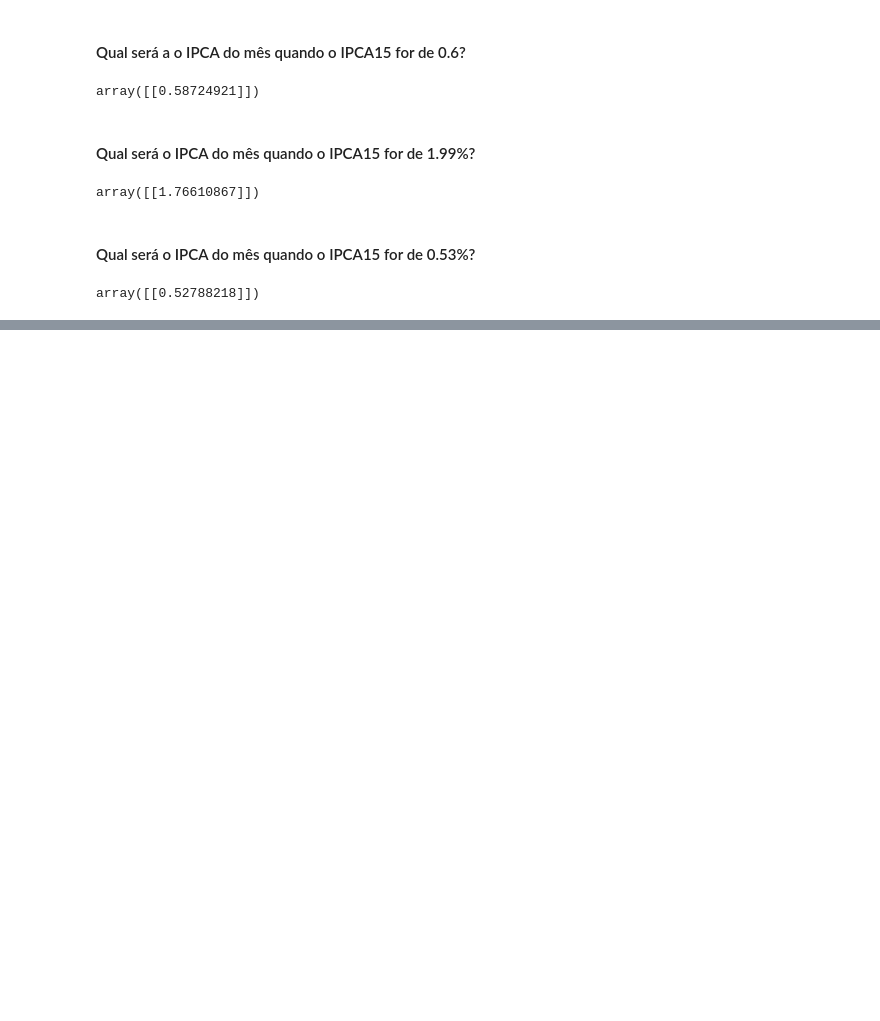
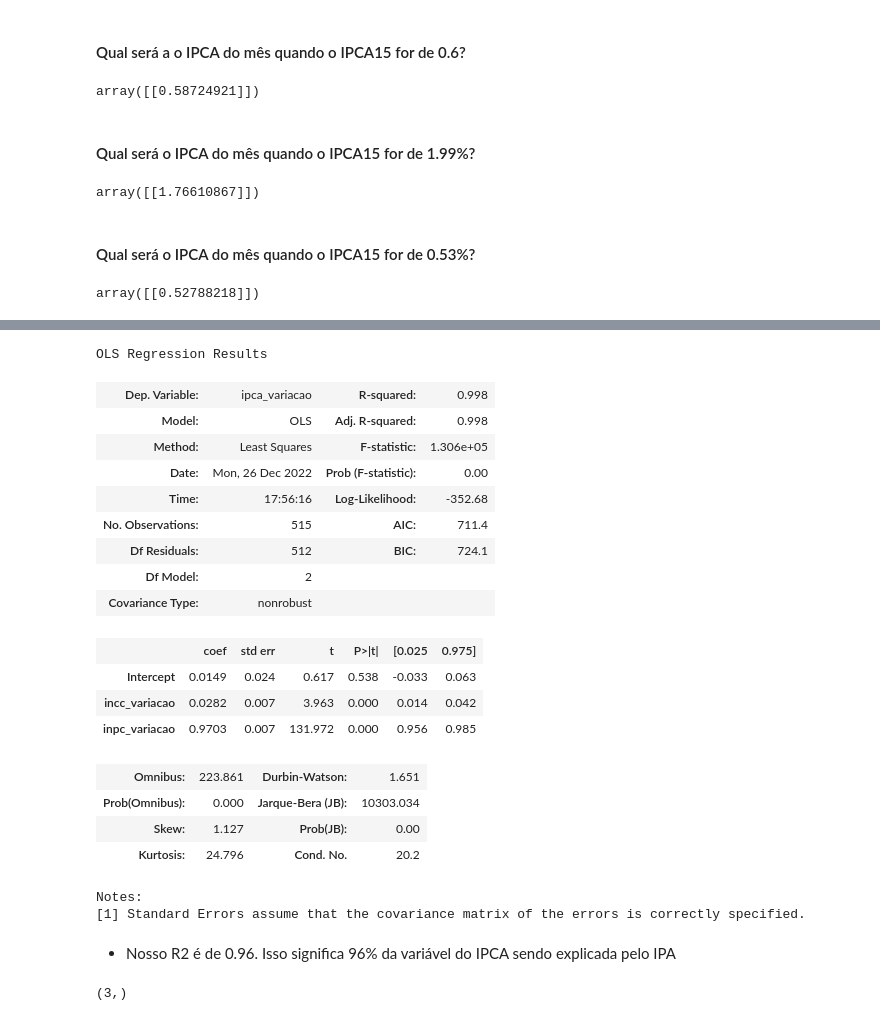
Before and after one commit to msfidelis/machine-learning-field-notes, a Jupyter notebook: python/notebooks/Estatistica/Regressão Linear.ipynb, the cells around one changed output, grey strips where cells are left out. Drawn from its saved outputs; the diff is of its cells as text; code cells hidden in the pictures; blank space fills up the shorter version.

```diff
--- a/python/notebooks/Estatistica/Regressão Linear.ipynb
+++ b/python/notebooks/Estatistica/Regressão Linear.ipynb
@@ -335,0 +394,35 @@ array([[0.52788218]])
+# %%
+modelo_ajustado = smapi.ols(formula = 'ipca_variacao ~ ipa_variacao + incc_variacao + inpc_variacao', data = df)
+# %%
+modelo_treinado = modelo_ajustado.fit()
+# %%
+modelo_treinado.summary()
+# %% [output]
+OLS Regression Results
+| Dep. Variable: | ipca_variacao | R-squared: | 0.998 |
+| Model: | OLS | Adj. R-squared: | 0.998 |
+| Method: | Least Squares | F-statistic: | 1.306e+05 |
+| Date: | Mon, 26 Dec 2022 | Prob (F-statistic): | 0.00 |
+| Time: | 17:56:16 | Log-Likelihood: | -352.68 |
+| No. Observations: | 515 | AIC: | 711.4 |
+| Df Residuals: | 512 | BIC: | 724.1 |
+| Df Model: | 2 |  |  |
+| Covariance Type: | nonrobust |  |  |
+|  | coef | std err | t | P>|t| | [0.025 | 0.975] |
+| Intercept | 0.0149 | 0.024 | 0.617 | 0.538 | -0.033 | 0.063 |
+| incc_variacao | 0.0282 | 0.007 | 3.963 | 0.000 | 0.014 | 0.042 |
+| inpc_variacao | 0.9703 | 0.007 | 131.972 | 0.000 | 0.956 | 0.985 |
+| Omnibus: | 223.861 | Durbin-Watson: | 1.651 |
+| Prob(Omnibus): | 0.000 | Jarque-Bera (JB): | 10303.034 |
+| Skew: | 1.127 | Prob(JB): | 0.00 |
+| Kurtosis: | 24.796 | Cond. No. | 20.2 |
+Notes:
+[1] Standard Errors assume that the covariance matrix of the errors is correctly specified.
+# %% [markdown]
+* Nosso R2 é de 0.96. Isso significa 96% da variável do IPCA sendo explicada pelo IPA
+# %%
+novo = np.array([.4, .36, .5])
+# novo = novo.reshape(1, -1)
+novo.shape
+# %% [output]
+(3,)
```
Also changed, not shown: parts of 23 cells of this notebook, 2 other files.
